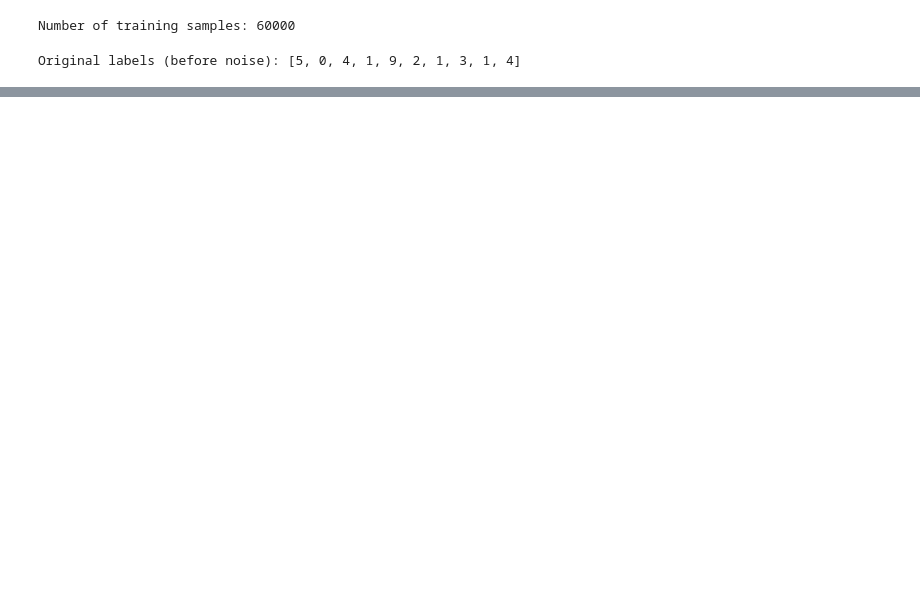
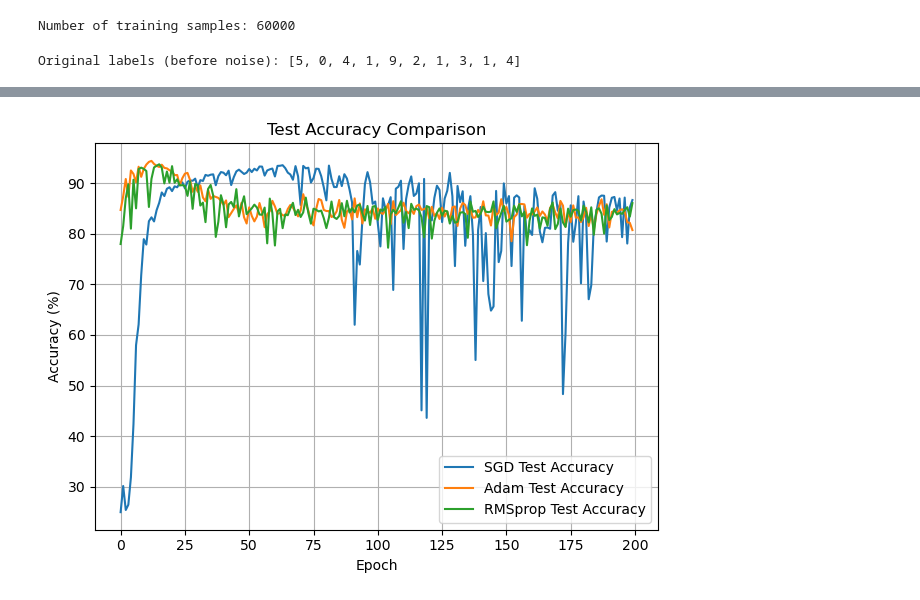
Before and after one commit to kamaljeetsingh14/SIE-645-Final-Project, a Jupyter notebook: experiment 1.ipynb, the cells around one changed output, grey strips where cells are left out. Saved outputs shown, nothing was run; the diff lists cells and outputs as text; code cells hidden in the pictures; blank space fills up the shorter version.

```diff
--- a/experiment 1.ipynb
+++ b/experiment 1.ipynb
@@ -187,0 +222,14 @@ Labels after adding noise: [5, 9, 0, 9, 4, 9, 5, 6, 1, 6]
+# %%
+
+for opt_name, accs in test_accuracies.items():
+    plt.plot(accs, label=f'{opt_name} Test Accuracy')
+plt.title('Test Accuracy Comparison')
+plt.xlabel('Epoch')
+plt.ylabel('Accuracy (%)')
+plt.legend()
+plt.grid(True)
+
+plt.tight_layout()
+plt.show()
+# %% [output]
+[figure, added]
```
Also changed, not shown: parts of 5 cells of this notebook.
